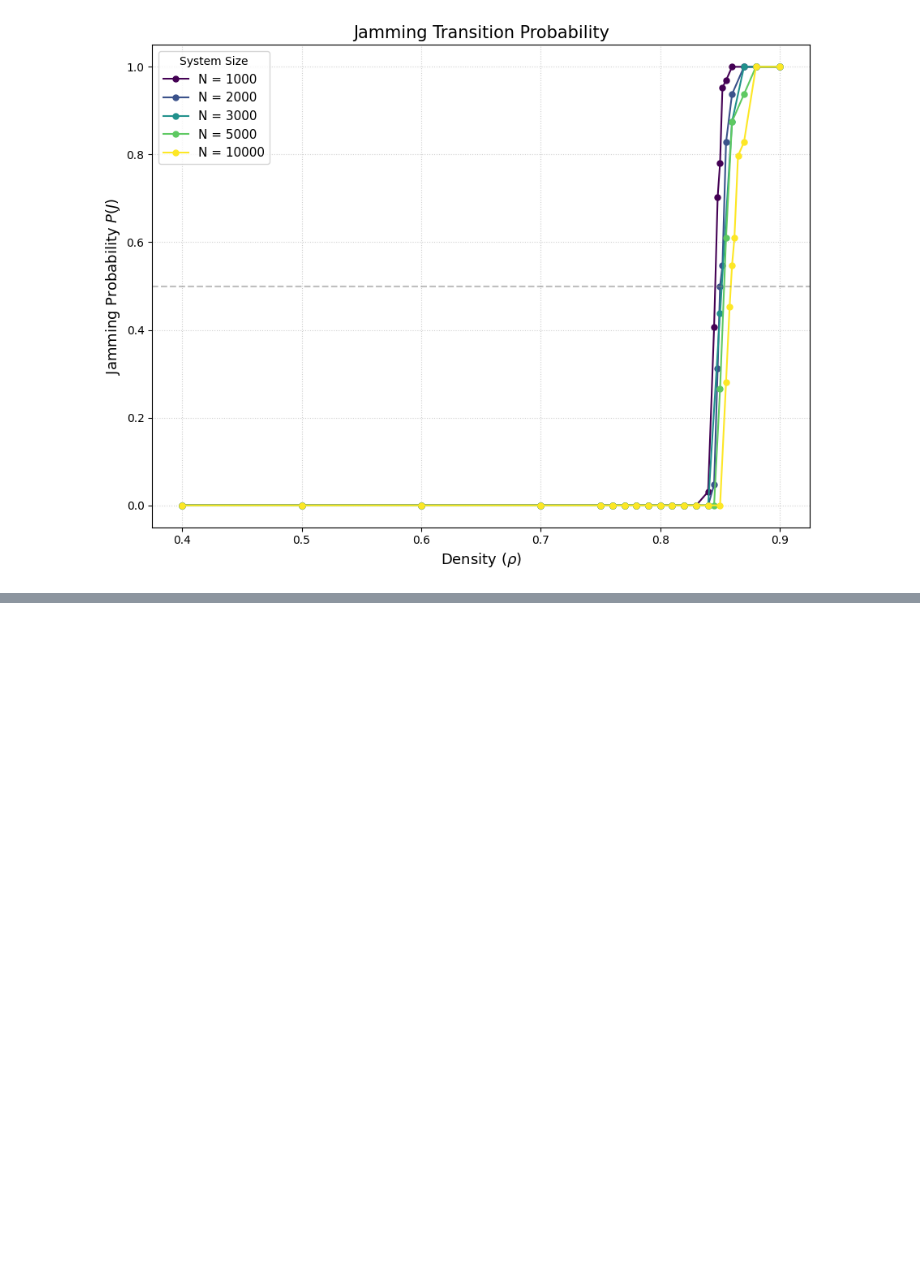
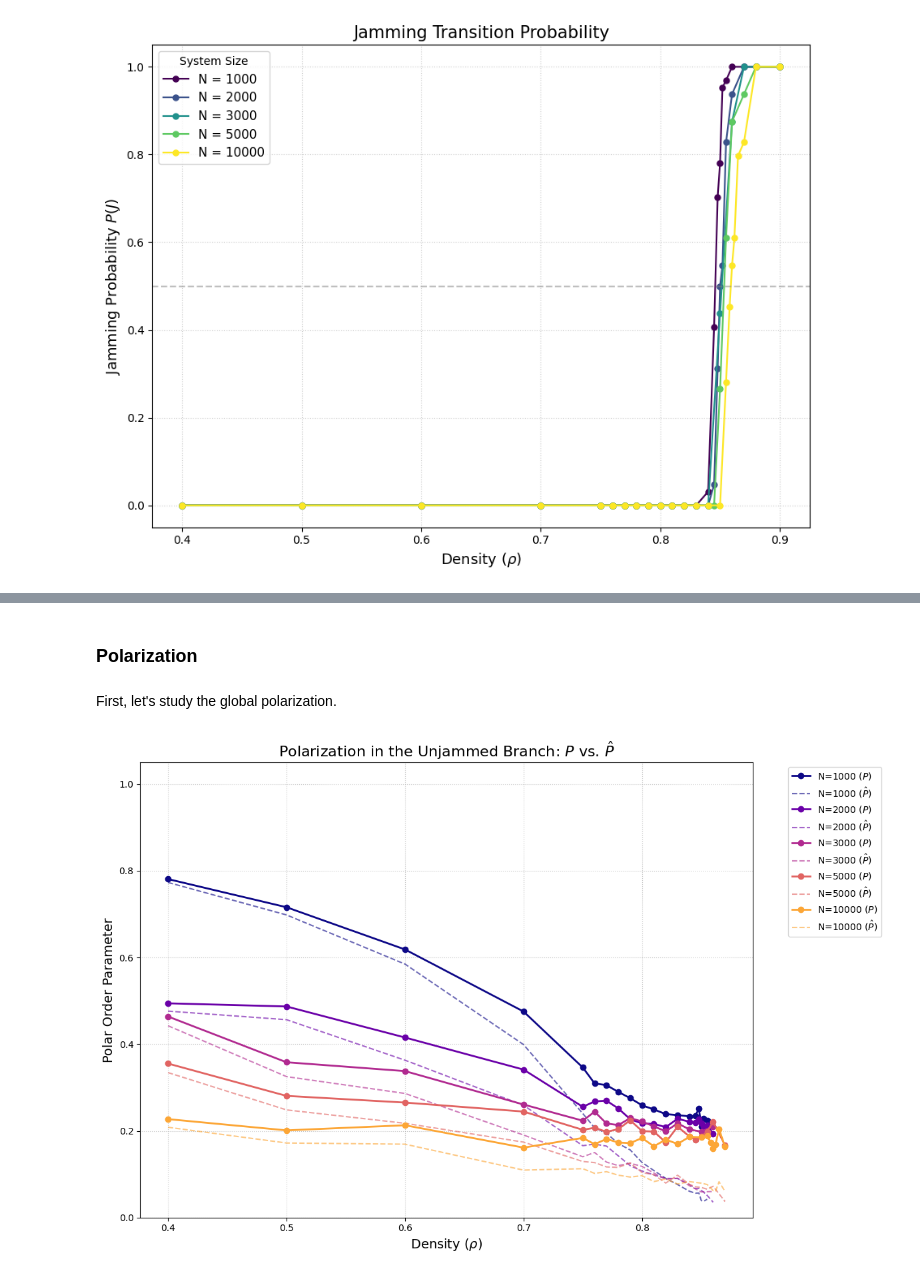
Before and after one commit to gonzaloangaut/oncostreams_analysis, a Jupyter notebook: classification_jamming.ipynb, the cells around one changed output, grey strips where cells are left out. Drawn from its saved outputs; the diff is of its cells as text; code cells hidden in the pictures; blank space fills up the shorter version.

Commit message:
Finished jamming analysis

```diff
--- a/classification_jamming.ipynb
+++ b/classification_jamming.ipynb
@@ -737,0 +958,35 @@ plt.show()
+# %% [markdown]
+### Polarization
+# %% [markdown]
+First, let's study the global polarization.
+# %%
+# Style settings
+plt.figure(figsize=(12, 8))
+colors = plt.cm.plasma(np.linspace(0, 0.8, len(Ns)))
+
+# Iterate over N
+for i, N in enumerate(Ns):
+    subset = df_unjammed[df_unjammed['N'] == N]
+
+    # Polarization dividing only by elongated cells
+    plt.plot(subset['rho'], subset['polar_elong'], 'o-', color=colors[i],
+             label=f'N={N} ($P$)', linewidth=2)
+
+    # Polarization dividing by all cells
+    plt.plot(subset['rho'], subset['polar_total'], '--', color=colors[i],
+             alpha=0.6, label=rf'N={N} ($\hat{{P}}$)')
+
+plt.xlabel(r"Density ($\rho$)", fontsize=14)
+plt.ylabel("Polar Order Parameter", fontsize=14)
+plt.title(r"Polarization in the Unjammed Branch: $P$ vs. $\hat{P}$", fontsize=16)
+plt.legend(bbox_to_anchor=(1.05, 1), loc='upper left', fontsize=10)
+plt.grid(True, linestyle=':', alpha=0.7)
+plt.ylim(0, 1.05)
+
+plt.tight_layout()
+graph_path = "graphs/jamming/polarization/global_polarization.png"
+os.makedirs(os.path.dirname(graph_path), exist_ok=True)
+plt.savefig(graph_path, dpi=600)
+plt.show()
+# %% [output]
+[figure, added]
```
Also changed, not shown: parts of 29 cells of this notebook, 9 other files.
